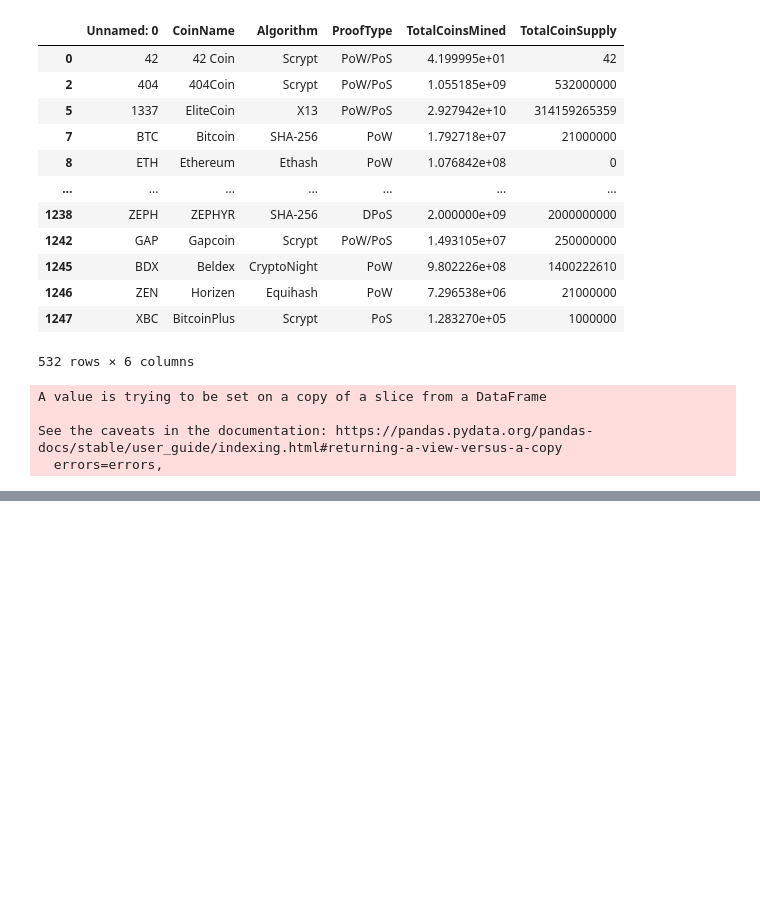
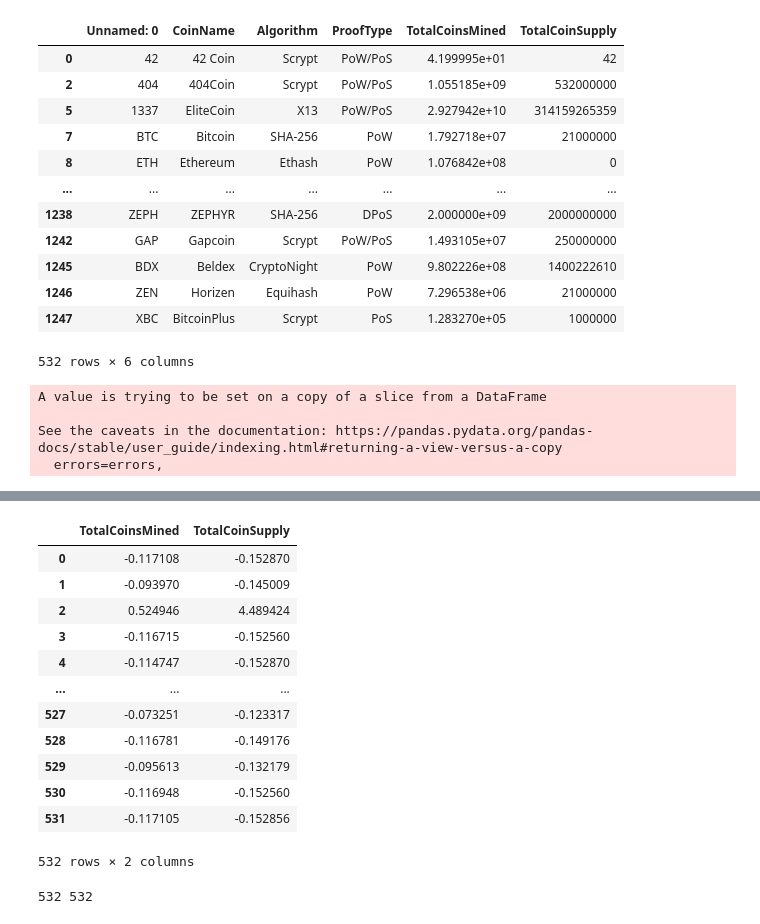
Before and after one commit to sdinespierce/unsupervised-learning-challenge, a Jupyter notebook: main.ipynb, the cells around one changed output, grey strips where cells are left out. Cells and saved outputs as stored; diff of their text form; code cells hidden in the pictures; blank space fills up the shorter version.

```diff
--- a/main.ipynb
+++ b/main.ipynb
@@ -109,0 +131,22 @@ raw_data
+# %%
+scaled_df = pd.DataFrame(scaled_data)
+scaled_df.rename(columns={0:"TotalCoinsMined", 1: "TotalCoinSupply"}, inplace=True)
+scaled_df
+# %% [output]
+|  | TotalCoinsMined | TotalCoinSupply |
+| 0 | -0.117108 | -0.152870 |
+| 1 | -0.093970 | -0.145009 |
+| 2 | 0.524946 | 4.489424 |
+| 3 | -0.116715 | -0.152560 |
+| 4 | -0.114747 | -0.152870 |
+| ... | ... | ... |
+| 527 | -0.073251 | -0.123317 |
+| 528 | -0.116781 | -0.149176 |
+| 529 | -0.095613 | -0.132179 |
+| 530 | -0.116948 | -0.152560 |
+| 531 | -0.117105 | -0.152856 |
+532 rows × 2 columns
+# %%
+print(len(raw_data), len(scaled_df))
+# %% [output]
+532 532
```
Also changed, not shown: parts of 6 cells of this notebook.
